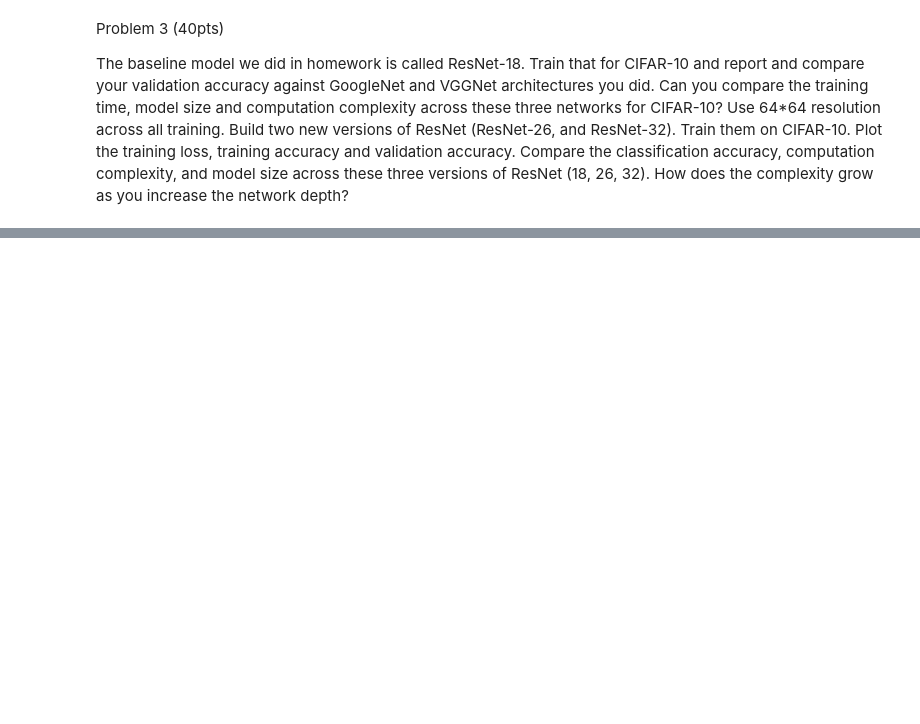
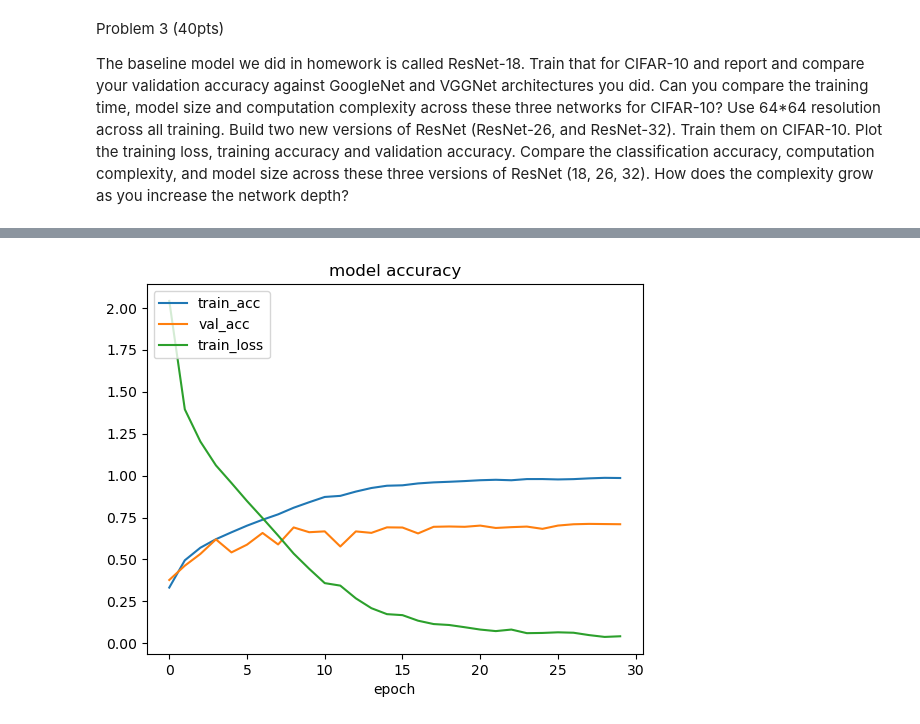
Before and after one commit to pcur/ECGR-4106, a Jupyter notebook: HW3/HW3.ipynb, the cells around one changed output, grey strips where cells are left out. Saved outputs shown, nothing was run; the diff lists cells and outputs as text; code cells hidden in the pictures; blank space fills up the shorter version.

```diff
--- a/HW3/HW3.ipynb
+++ b/HW3/HW3.ipynb
@@ -293,0 +544,45 @@ x =
+# %%
+inputs = Input(shape=(64,64,3))
+
+x = layers.Conv2D(64, kernel_size=7, strides=2, padding = 'same', activation='relu')(inputs)
+x = layers.BatchNormalization()(x)
+x = layers.MaxPool2D(pool_size=3, strides=2, padding='same')(x)
+
+x = res_block(x, 64)
+x = res_block(x, 64)
+
+x = res_module(x, 128)
+x = res_block(x, 128)
+x = res_block(x, 128)
+
+x = res_module(x, 256)
+x = res_block(x, 256)
+x = res_block(x, 256)
+
+x = res_module(x, 512)
+
+x = layers.AveragePooling2D(pool_size=1)(x)
+x = layers.Flatten()(x)
+outputs = layers.Dense(10)(x)
+
+ResNet26 = tf.keras.Model(inputs, outputs)
+# %%
+ResNet26.compile(optimizer=tf.keras.optimizers.SGD(learning_rate=0.1),
+              loss=tf.keras.losses.SparseCategoricalCrossentropy(from_logits=True),
+              metrics=['accuracy'])
+# compile and train model 1.
+train_hist = ResNet26.fit(train_images, train_labels,
+                       validation_split=0.2,
+                       epochs=30,
+                       verbose = 1)
+
+test_loss, test_acc = ResNet26.evaluate(test_images,  test_labels, verbose=2)
+
+plt.plot(train_hist.history['accuracy'])
+plt.plot(train_hist.history['val_accuracy'])
+plt.plot(train_hist.history['loss'])
+plt.title('model accuracy')
+plt.xlabel('epoch')
+plt.legend(['train_acc', 'val_acc', 'train_loss'], loc='upper left')
+plt.show()
+# %% [output]
@@ -293,0 +606 @@ x =
+[figure, added]
```
Also changed, not shown: parts of 24 cells of this notebook.
